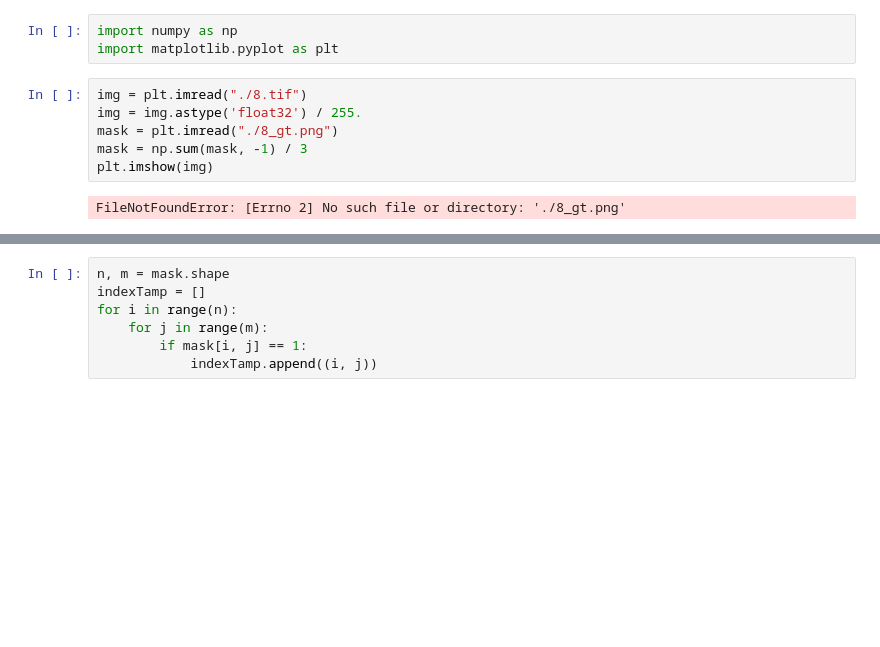
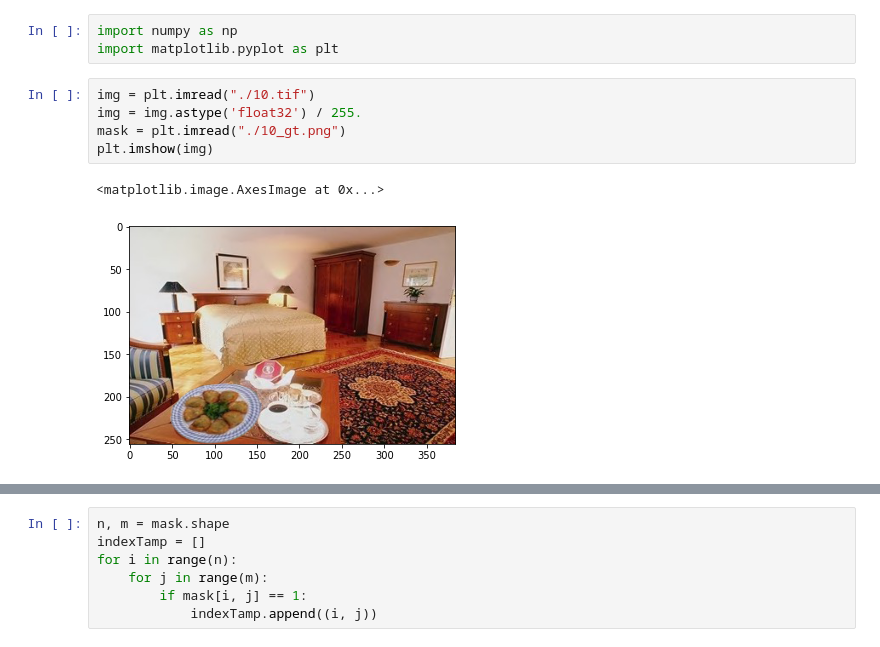
Before and after one commit to geoffroyO/sVae, a Jupyter notebook: src/img_test/Noisy_images.ipynb, the cells around one changed output, grey strips where cells are left out. Cells and saved outputs as stored; diff of their text form; blank space fills up the shorter version.

```diff
--- a/src/img_test/Noisy_images.ipynb
+++ b/src/img_test/Noisy_images.ipynb
@@ -2,10 +2,10 @@
 import numpy as np
 import matplotlib.pyplot as plt
 # %%
-img = plt.imread("./8.tif")
+img = plt.imread("./10.tif")
 img = img.astype('float32') / 255.
-mask = plt.imread("./8_gt.png")
-mask = np.sum(mask, -1) / 3
+mask = plt.imread("./10_gt.png")
 plt.imshow(img)
 # %% [output]
-FileNotFoundError: [Errno 2] No such file or directory: './8_gt.png'
+<matplotlib.image.AxesImage at 0x...>
+[figure, added]
```
Also changed, not shown: parts of 4 cells of this notebook, 10 other files.
